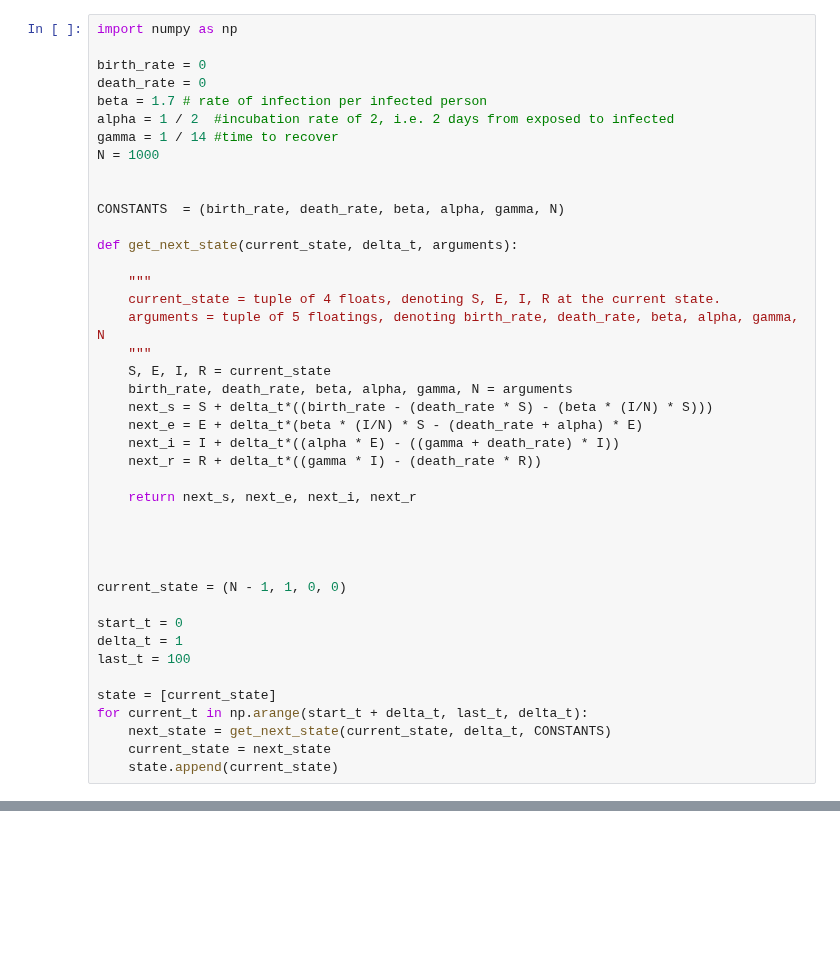
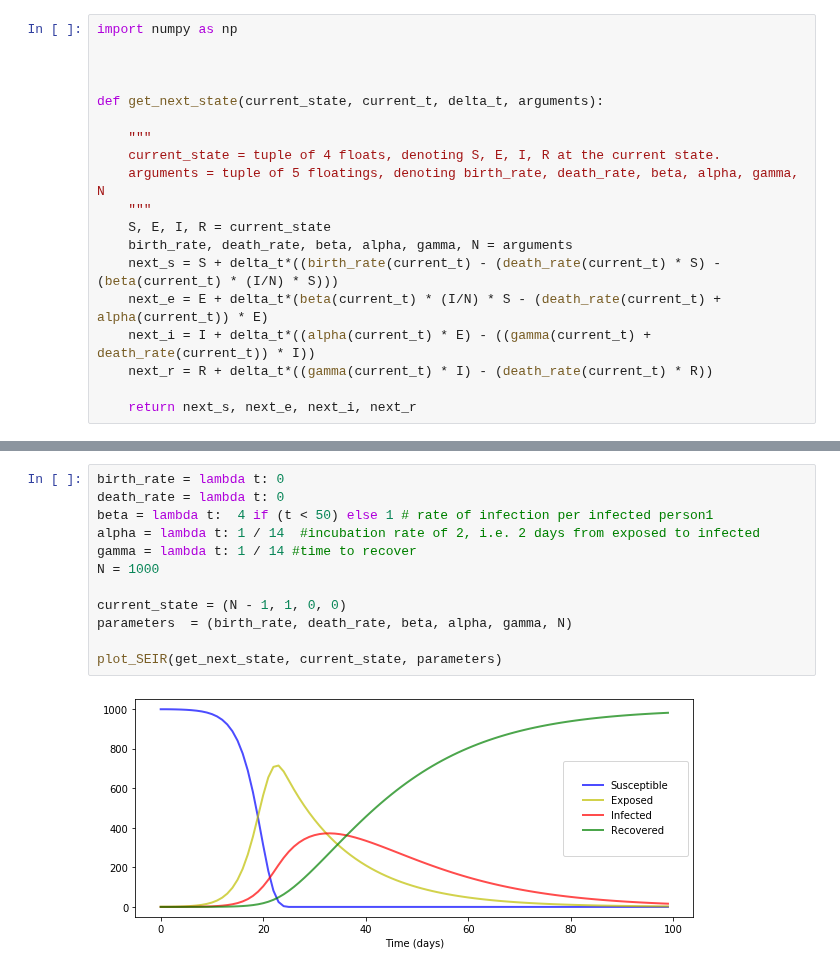
Before and after one commit to Faraz126/Covid19Models, a Jupyter notebook: SIER Model.ipynb, the cells around one changed output, grey strips where cells are left out. Drawn from its saved outputs; the diff is of its cells as text; blank space fills up the shorter version.

```diff
--- a/SIER Model.ipynb
+++ b/SIER Model.ipynb
@@ -1,17 +1,9 @@
 # %%
 import numpy as np
 
-birth_rate = 0
-death_rate = 0
-beta = 1.7 # rate of infection per infected person
-alpha = 1 / 2  #incubation rate of 2, i.e. 2 days from exposed to infected
-gamma = 1 / 14 #time to recover
-N = 1000
 
 
-CONSTANTS  = (birth_rate, death_rate, beta, alpha, gamma, N)
-
-def get_next_state(current_state, delta_t, arguments):
+def get_next_state(current_state, current_t, delta_t, arguments):
 
     """
     current_state = tuple of 4 floats, denoting S, E, I, R at the current state.
@@ -19,27 +11,12 @@ def get_next_state(current_state, delta_t, arguments):
     """
     S, E, I, R = current_state
     birth_rate, death_rate, beta, alpha, gamma, N = arguments
-    next_s = S + delta_t*((birth_rate - (death_rate * S) - (beta * (I/N) * S)))
-    next_e = E + delta_t*(beta * (I/N) * S - (death_rate + alpha) * E)
-    next_i = I + delta_t*((alpha * E) - ((gamma + death_rate) * I))
-    next_r = R + delta_t*((gamma * I) - (death_rate * R))
+    next_s = S + delta_t*((birth_rate(current_t) - (death_rate(current_t) * S) - (beta(current_t) * (I/N) * S)))
+    next_e = E + delta_t*(beta(current_t) * (I/N) * S - (death_rate(current_t) + alpha(current_t)) * E)
+    next_i = I + delta_t*((alpha(current_t) * E) - ((gamma(current_t) + death_rate(current_t)) * I))
+    next_r = R + delta_t*((gamma(current_t) * I) - (death_rate(current_t) * R))
 
     return next_s, next_e, next_i, next_r
-
-
-
-
-current_state = (N - 1, 1, 0, 0)
-
-start_t = 0
-delta_t = 1
-last_t = 100
-
-state = [current_state]
-for current_t in np.arange(start_t + delta_t, last_t, delta_t):
-    next_state = get_next_state(current_state, delta_t, CONSTANTS)
-    current_state = next_state
-    state.append(current_state)
 # %%
 import matplotlib.pyplot as plt
 
@@ -62,0 +59,14 @@ plt.show()
+# %%
+birth_rate = lambda t: 0
+death_rate = lambda t: 0
+beta = lambda t:  4 if (t < 50) else 1 # rate of infection per infected person1
+alpha = lambda t: 1 / 14  #incubation rate of 2, i.e. 2 days from exposed to infected
+gamma = lambda t: 1 / 14 #time to recover
+N = 1000
+
+current_state = (N - 1, 1, 0, 0)
+parameters  = (birth_rate, death_rate, beta, alpha, gamma, N)
+
+plot_SEIR(get_next_state, current_state, parameters)
+# %% [output]
+[figure, added]
```
Also changed, not shown: parts of 2 cells of this notebook, 1 other file.
